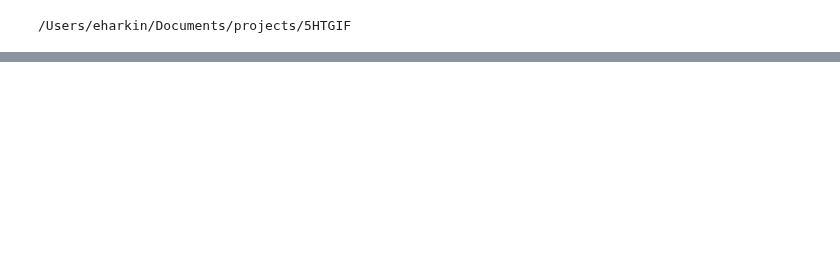
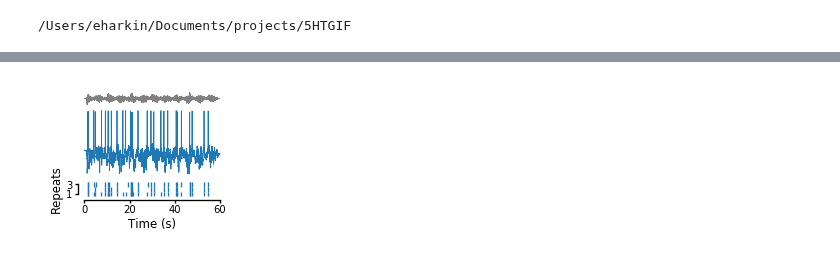
Before and after one commit to nauralcodinglab/raphegif, a Jupyter notebook: figs/scripts/writeup/GIF_demo_traces.ipynb, the cells around one changed output, grey strips where cells are left out. Cells and saved outputs as stored; diff of their text form; code cells hidden in the pictures; blank space fills up the shorter version.

```diff
--- a/figs/scripts/writeup/GIF_demo_traces.ipynb
+++ b/figs/scripts/writeup/GIF_demo_traces.ipynb
@@ -33,5 +35,10 @@ with open(os.path.join(MODEL_PATH, '5HT_GIFs.lmod'), 'rb') as f:
 
 median_gif = constructMedianModel(type(models[0]), models)
 
-del f, models
+del models
+
+with open(os.path.join(MODEL_PATH, '5HT_iGIF_NPs.lmod'), 'rb') as f:
+    iGIFs = pickle.load(f)
+
+del f
 # %%
@@ -134,0 +219,46 @@ In file included from /Users/eharkin/.cache/weave/python27_compiled/sc_8c65f3f97
+# %%
+EPHYS_PATH = os.path.join('data', 'processed')
+
+ephys = {}
+with open(os.path.join(EPHYS_PATH, '5HT_fastnoise', '5HT_goodcells.ldat'), 'rb') as f:
+    ephys['5HT'] = pickle.load(f)
+# %%
+ephys_spec = gs.GridSpec(3, 1, height_ratios=[0.2, 1, 0.3], hspace=0.05, left=0.22, bottom=0.2, right=0.95, top=0.95)
+
+plt.figure(figsize=(1.7, 1.2))
+
+plt.subplot(ephys_spec[0, :])
+plt.plot(
+    ephys['5HT'][0].trainingset_traces[0].getTime() * 1e-3,
+    ephys['5HT'][0].trainingset_traces[0].I,
+    color=colors['input'],
+    lw=0.5
+)
+xlims = plt.xlim()
+pltools.hide_border('a')
+pltools.hide_ticks()
+
+plt.subplot(ephys_spec[1, :])
+plt.plot(
+    ephys['5HT'][0].trainingset_traces[0].getTime() * 1e-3,
+    ephys['5HT'][0].trainingset_traces[0].V,
+    color=colors['ser'],
+    lw=0.5
+)
+plt.xlim(xlims)
+pltools.hide_border('a')
+pltools.hide_ticks()
+
+plt.subplot(ephys_spec[2, :])
+plt.eventplot([tr.getSpikeTimes() * 1e-3 for tr in ephys['5HT'][0].trainingset_traces], color=colors['ser'])
+plt.xlim(xlims)
+plt.yticks([0, 2], [1, 3])
+plt.ylabel('Repeats')
+plt.xticks([0, 20, 40, 60])
+plt.xlabel('Time (s)')
+pltools.hide_border('tr', trim=True)
+
+if IMG_PATH is not None:
+    plt.savefig(os.path.join(IMG_PATH, 'sample_training_set.png'))
+# %% [output]
+[figure, added]
```
Also changed, not shown: parts of 10 cells of this notebook, 3 other files.
